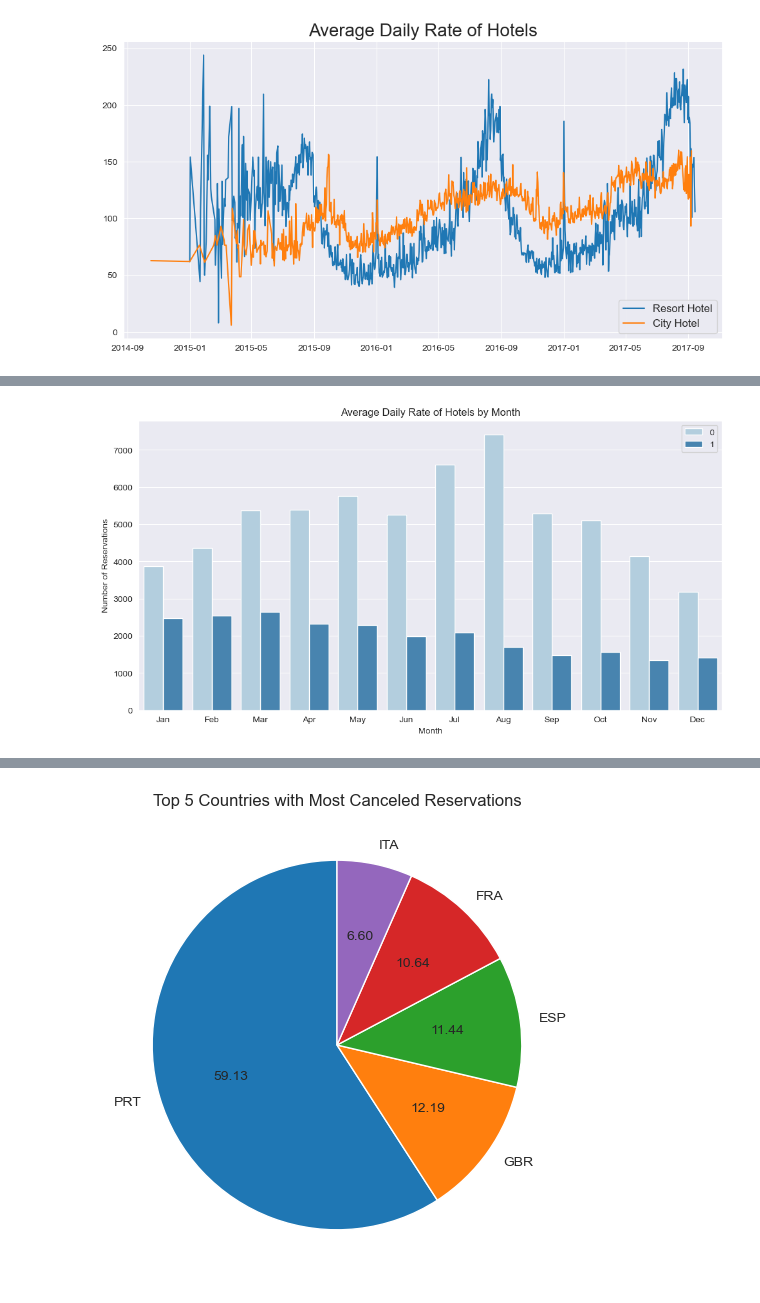
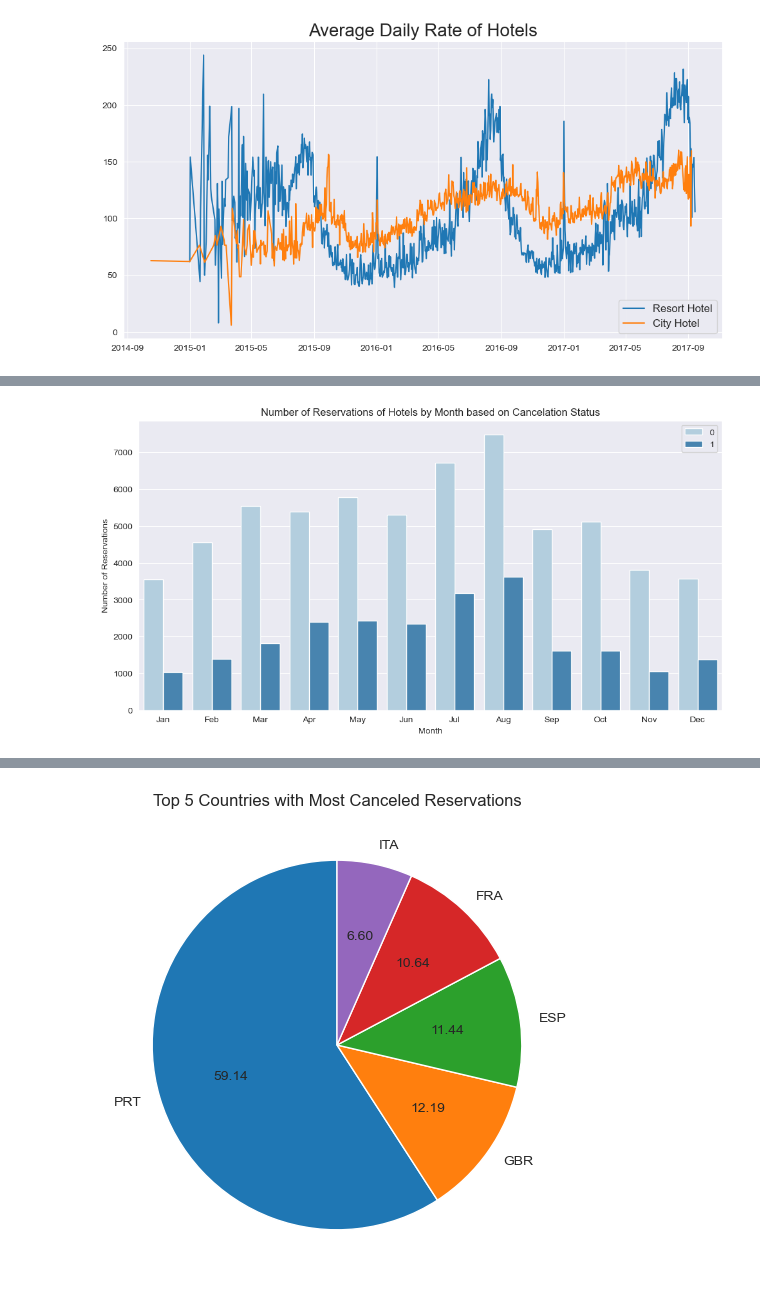
Before and after one commit to 280205-Abhi/Hotel_Booking_Analysis, a Jupyter notebook: Hotel_Booking_Analysis.ipynb, the cells around one changed output, grey strips where cells are left out. Cells and saved outputs as stored; diff of their text form; code cells hidden in the pictures.

```diff
--- a/Hotel_Booking_Analysis.ipynb
+++ b/Hotel_Booking_Analysis.ipynb
@@ -432,16 +839,16 @@ plt.show()
 # %%
-df['month'] = df['reservation_status_date'].dt.month
+df['month'] = df['arrival_date'].dt.month
 
 plt.figure(figsize=(12, 6))
 ax1 = sns.countplot(x='month', hue='is_canceled', data=df, palette= 'Blues')
 legend_labels = ax1.get_legend_handles_labels()
 ax1.legend(bbox_to_anchor=(1.05, 1), loc='upper left', labels=legend_labels[0])
 plt.xticks(range(0, 12), ['Jan', 'Feb', 'Mar', 'Apr', 'May', 'Jun', 'Jul', 'Aug', 'Sep', 'Oct', 'Nov', 'Dec'])
 plt.xlabel('Month')
 plt.ylabel('Number of Reservations')
-plt.title('Average Daily Rate of Hotels by Month')
+plt.title('Number of Reservations of Hotels by Month based on Cancelation Status')
 plt.legend(['Not Canceled', 'Canceled'])
 plt.legend()
 plt.show()
 # %% [output]
-[figure, old version]
+[figure, new version]
```
Also changed, not shown: parts of 111 cells of this notebook, 2 other files.
